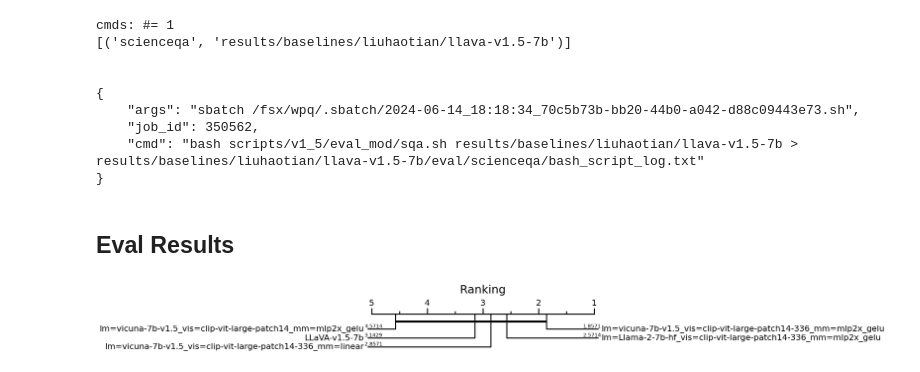
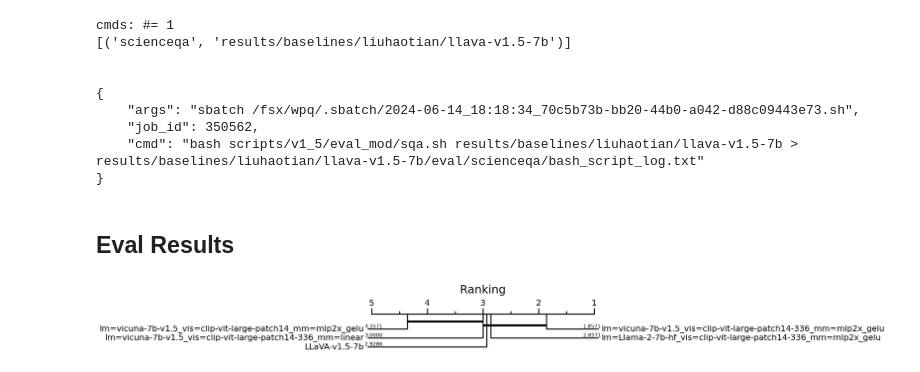
Before and after one commit to tt6746690/LLaVA, a Jupyter notebook: note_gen_cmd.ipynb, the cells around one changed output. Drawn from its saved outputs; the diff is of its cells as text; code cells hidden in the pictures.

```diff
--- a/note_gen_cmd.ipynb
+++ b/note_gen_cmd.ipynb
@@ -414,35 +430,37 @@ cmds: #= 1
 ## Eval Results
 # %%
 from utils import TaskResult, ModelResult, get_eval_results
+from cd_diagram import draw_cd_diagram
 
 save_dirs = []
 save_dirs += [('LLaVA-v1.5-7b', 'results/baselines/liuhaotian/llava-v1.5-7b')]
 exp_dir = 'results/sft_1'
 save_dirs += [(os.path.basename(x), x) for x in [os.path.join(exp_dir, x) for x in os.listdir(exp_dir)]]
 
-
+configs_name = [
+    'run_name', 'Base LM', 'Resolution', 'Projector',
+]
 metrics_names = [
-    'VQAv2/acc', 'GQA/acc', 'VizWiz/acc', 'ScienceQA/acc', 'TextVQA/acc',
-    'POPE/F1-score', 'MME/perception', # 'MMBench/acc', 'LLaVA/all', 'MM-Vet/score'
+    'VQAv2/acc', 'GQA/acc', 'VizWiz/acc', 'ScienceQA/acc', 'TextVQA/acc', 'POPE/F1-score', 'MME/perception', # 'MMBench/acc', 'LLaVA/all', 'MM-Vet/score'
 ]
 
-df = get_eval_results(save_dirs, metrics_names)
+df = get_eval_results(save_dirs, configs_name+metrics_names)
+
+dfm = df[['run_name']+metrics_names]
+dfm = pd.melt(dfm, id_vars=['run_name'], var_name='dataset_name', value_name='accuracy')
+dfm = dfm.rename(columns={'run_name': 'classifier_name'})
+cd_info = draw_cd_diagram(dfm, title='Ranking', labels=True, alpha=.1)
+df['Ranking'] = df['run_name'].map(cd_info['average_ranks'])
+df = df.sort_values(by=['Ranking'], ascending=True).reset_index(drop=True)
 df.columns = [x.split('/')[0] for x in df.columns]
 
-from cd_diagram import draw_cd_diagram
-dfm = df[[x for x in df.columns]]
-dfm = pd.melt(dfm, id_vars=['Method'], var_name='dataset_name', value_name='accuracy')
-dfm = dfm.rename(columns={'Method': 'classifier_name'})
-cd_info = draw_cd_diagram(dfm, title='Ranking', labels=True)
-df['Ranking'] = df['Method'].map(cd_info['average_ranks'])
-df = df.sort_values(by=['Ranking'], ascending=True).reset_index(drop=True)
 plt.show(fig)
 display(df
     .style
     .set_table_styles([{'selector': 'td', 'props': [('white-space', 'pre-wrap'), ('word-wrap', 'break-word')]}])
     .set_properties(**{'text-align': 'left'})
-    .background_gradient(cmap='coolwarm', subset=[col for col in df.select_dtypes(include=[np.number]).columns if col != 'Ranking'])
-    .background_gradient(cmap='coolwarm_r', subset=['Ranking'])
+    .background_gradient(cmap='RdYlGn', subset=[col for col in df.select_dtypes(include=[np.number]).columns if col != 'Ranking'], low=.2, high=.8)
+    .background_gradient(cmap='RdYlGn_r', subset=['Ranking'], low=.2, high=.8)
     .format(precision=1))
 # %% [output]
-[figure, old version]
+[figure, new version]
```
Also changed, not shown: parts of 4 cells of this notebook, 3 other files.
